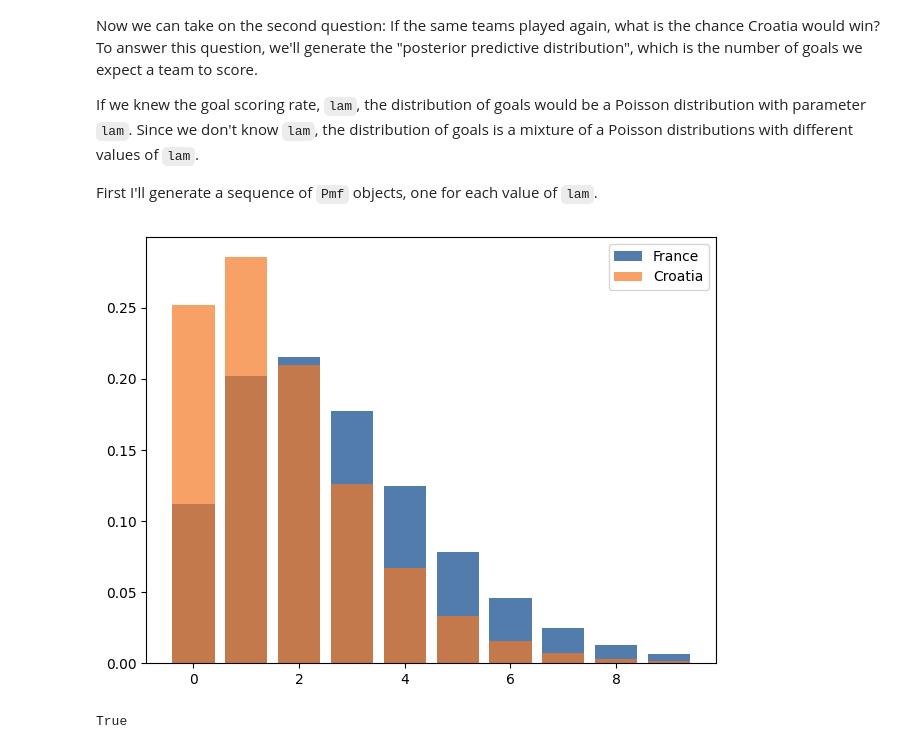
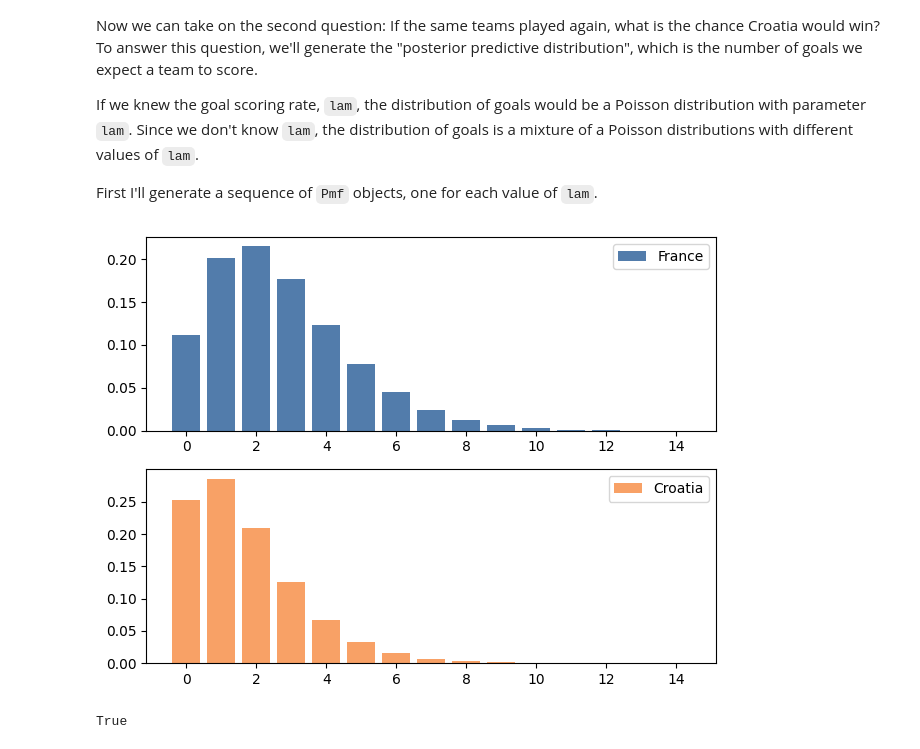
Before and after one commit to mat-ej/ThinkBayes2, a Jupyter notebook: notebooks/chap08.ipynb, the cells around one changed output. Saved outputs shown, nothing was run; the diff lists cells and outputs as text; code cells hidden in the pictures.

```diff
--- a/notebooks/chap08.ipynb
+++ b/notebooks/chap08.ipynb
@@ -428,21 +428,26 @@ Since we don't know `lam`, the distribution of goals is a mixture of a Poisson d
 
 First I'll generate a sequence of `Pmf` objects, one for each value of `lam`.
 # %%
-goals = np.arange(10)
+from utils import make_mixture
+
+goals = np.arange(15)
 
 pmf_seq = [make_poisson_pmf(lam, goals) for lam in prior.qs]
 
 
 # hypos
 pred_france = make_mixture(france, pmf_seq)
 
 pred_croatia = make_mixture(croatia, pmf_seq)
 
+plt.subplot(2, 1, 1)
 pred_france.bar(label='France')
-pred_croatia.bar(label='Croatia')
 decorate()
+plt.subplot(2, 1, 2)
+pred_croatia.bar(label='Croatia', color = 'C1')
+decorate()
 # %% [output]
-[figure, old version]
+[figure, new version]
 # %%
 win = Pmf.prob_gt(pred_france, pred_croatia)
 loss = Pmf.prob_lt(pred_france, pred_croatia)
```
Also changed, not shown: parts of 23 cells of this notebook.
